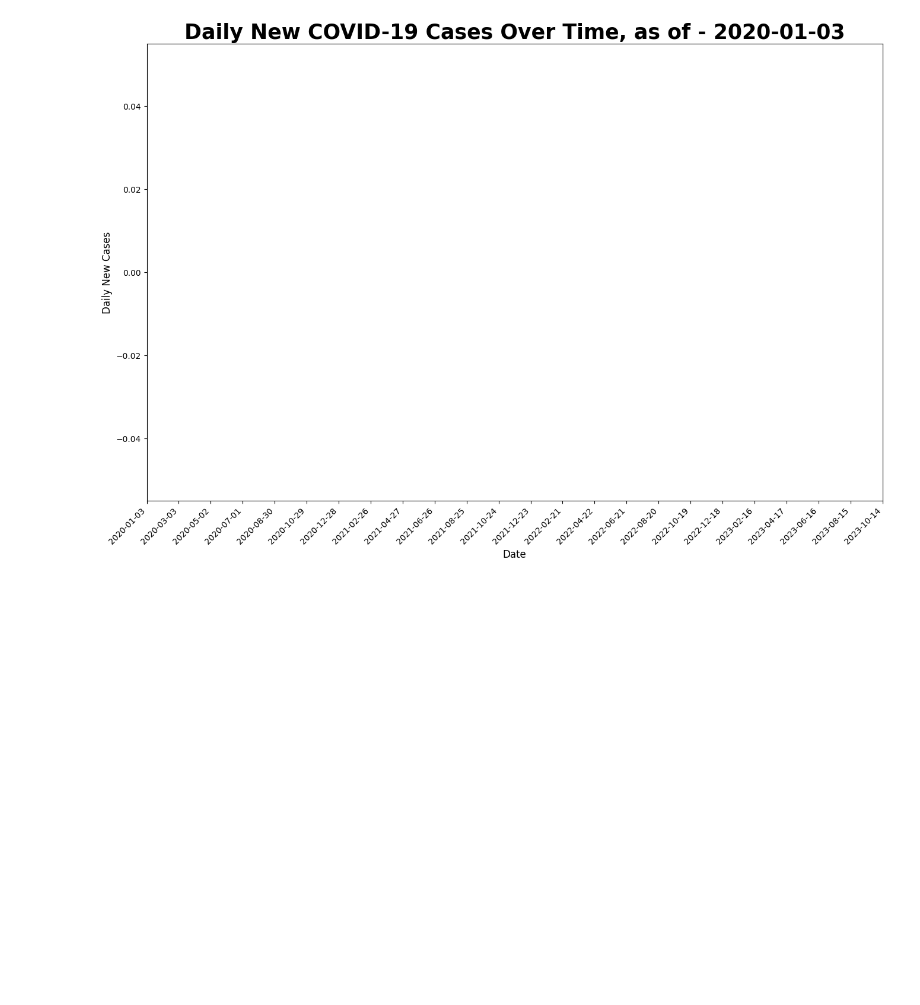
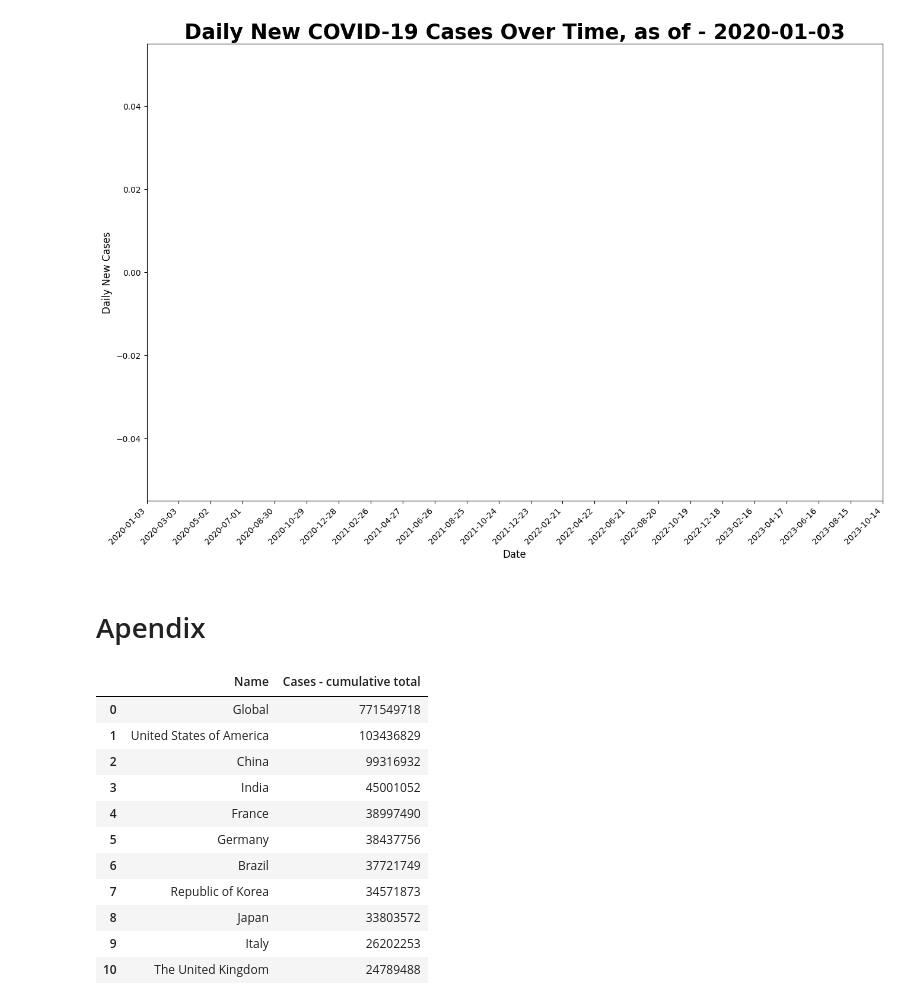
Before and after one commit to VUDataSci/data-presentation-stephenczhao, a Jupyter notebook: Covid.ipynb, the cells around one changed output. Cells and saved outputs as stored; diff of their text form; code cells hidden in the pictures; blank space fills up the shorter version.

```diff
--- a/Covid.ipynb
+++ b/Covid.ipynb
@@ -442,2 +442,26 @@ ani_scatter.save('daily_line.gif', writer='pillow', fps=300)  # Adjust fps to ma
 # %% [output]
 [figure]
+# %% [markdown]
+# Apendix
+# %%
+path = './WHO COVID-19 Data/WHO-COVID-19-global-table-data.csv'
+df = pd.read_csv(path)
+df.reset_index(inplace=True)
+df = df.shift(1, axis=1)
+df.drop(df.columns[0], axis=1, inplace=True)
+df
+
+df[['Name', 'Cases - cumulative total']].sort_values(by='Cases - cumulative total', ascending=False).head(11)
+# %% [output]
+|  | Name | Cases - cumulative total |
+| 0 | Global | 771549718 |
+| 1 | United States of America | 103436829 |
+| 2 | China | 99316932 |
+| 3 | India | 45001052 |
+| 4 | France | 38997490 |
+| 5 | Germany | 38437756 |
+| 6 | Brazil | 37721749 |
+| 7 | Republic of Korea | 34571873 |
+| 8 | Japan | 33803572 |
+| 9 | Italy | 26202253 |
+| 10 | The United Kingdom | 24789488 |
```
Also changed, not shown: parts of 6 cells of this notebook, 3 other files.
